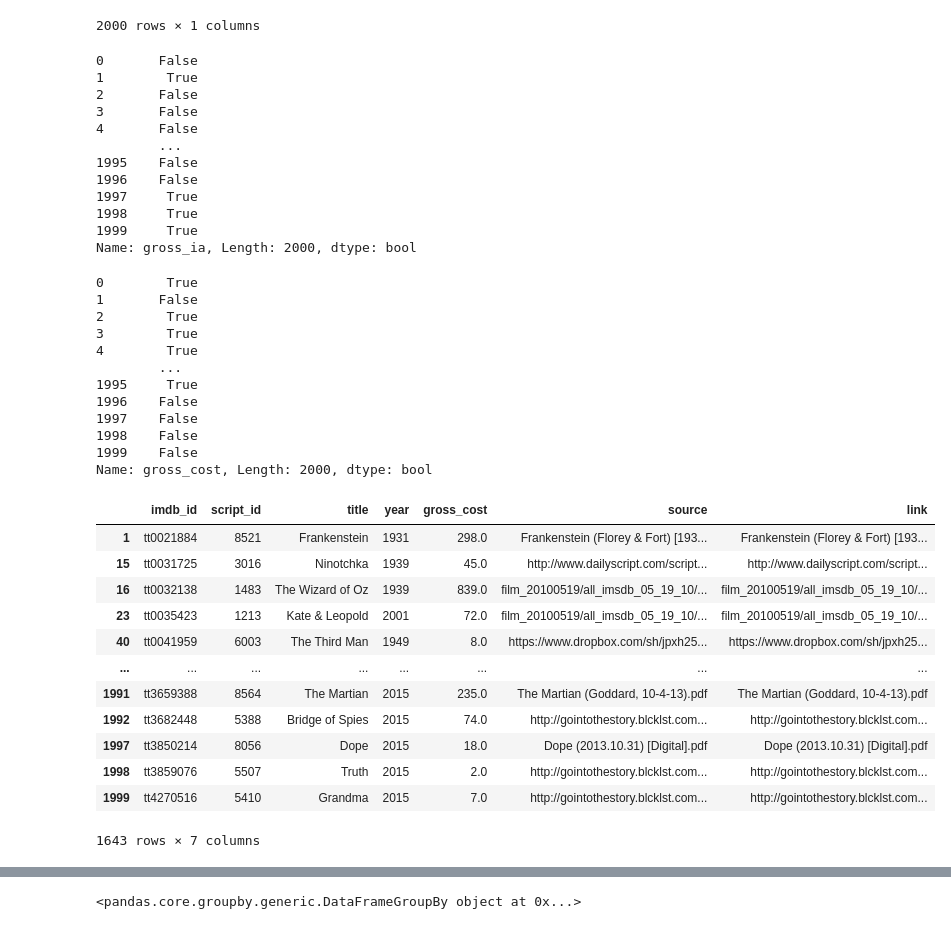
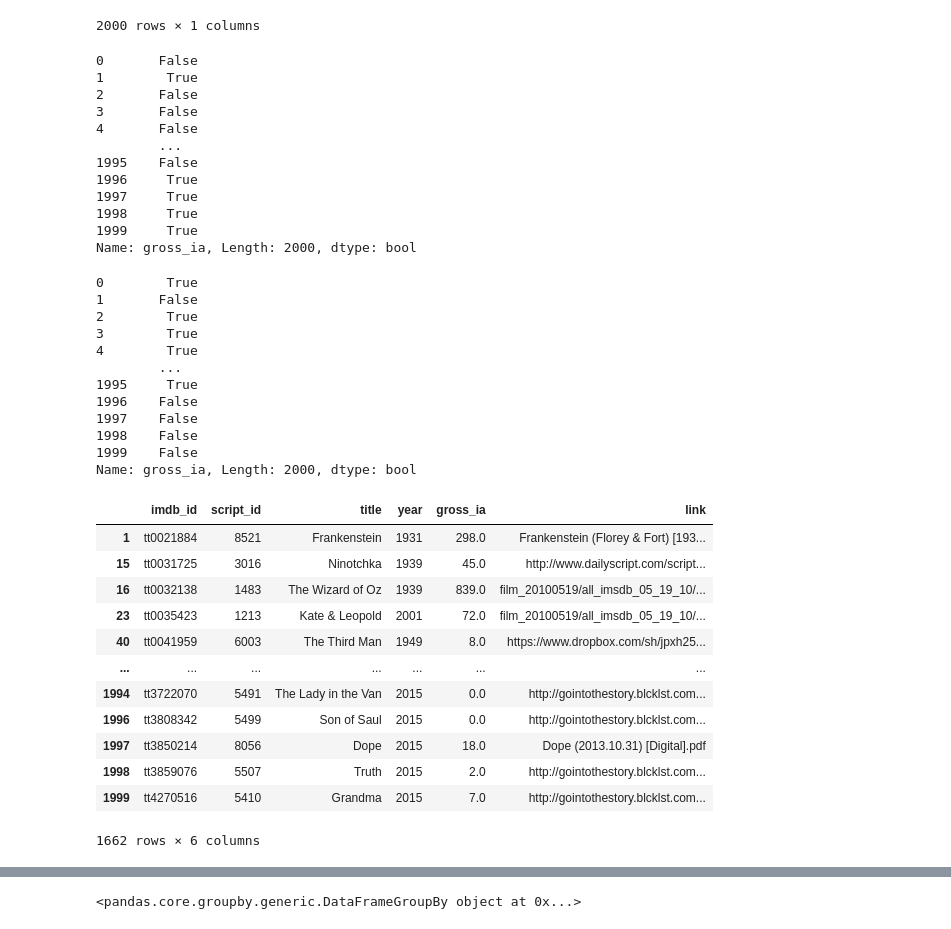
Before and after one commit to ZoeLeBlanc/IntroToDH2020, a Jupyter notebook: week7/Introduction to Pandas.ipynb, the cells around one changed output, grey strips where cells are left out. Cells and saved outputs as stored; diff of their text form; code cells hidden in the pictures.

```diff
--- a/week7/Introduction to Pandas.ipynb
+++ b/week7/Introduction to Pandas.ipynb
@@ -253,7 +253,7 @@ film_scripts[['gross_ia']]
 | 1999 | 7.0 |
 2000 rows × 1 columns
 # %%
-film_scripts['gross_ia'] > 0
+film_scripts['gross_ia'] >= 0
 # %% [output]
 0       False
 1        True
@@ -262,13 +262,13 @@ film_scripts['gross_ia'] > 0
 4       False
         ...
 1995    False
-1996    False
+1996     True
 1997     True
 1998     True
 1999     True
 Name: gross_ia, Length: 2000, dtype: bool
 # %%
-film_scripts['gross_cost'].isna()
+film_scripts['gross_ia'].isna()
 # %% [output]
 0        True
 1       False
@@ -281,20 +281,20 @@ film_scripts['gross_cost'].isna()
 1997    False
 1998    False
 1999    False
-Name: gross_cost, Length: 2000, dtype: bool
+Name: gross_ia, Length: 2000, dtype: bool
 # %%
-film_scripts[film_scripts.gross_cost > 0] # film_scripts[film_scripts.gross_cost.isna() == False]
+film_scripts[film_scripts.gross_ia >= 0] # film_scripts[film_scripts.gross_ia.isna() == False]
 # %% [output]
-|  | imdb_id | script_id | title | year | gross_cost | source | link |
-| 1 | tt0021884 | 8521 | Frankenstein | 1931 | 298.0 | Frankenstein (Florey & Fort) [193... | Frankenstein (Florey & Fort) [193... |
-| 15 | tt0031725 | 3016 | Ninotchka | 1939 | 45.0 | http://www.dailyscript.com/script... | http://www.dailyscript.com/script... |
-| 16 | tt0032138 | 1483 | The Wizard of Oz | 1939 | 839.0 | film_20100519/all_imsdb_05_19_10/... | film_20100519/all_imsdb_05_19_10/... |
-| 23 | tt0035423 | 1213 | Kate & Leopold | 2001 | 72.0 | film_20100519/all_imsdb_05_19_10/... | film_20100519/all_imsdb_05_19_10/... |
-| 40 | tt0041959 | 6003 | The Third Man | 1949 | 8.0 | https://www.dropbox.com/sh/jpxh25... | https://www.dropbox.com/sh/jpxh25... |
-| ... | ... | ... | ... | ... | ... | ... | ... |
-| 1991 | tt3659388 | 8564 | The Martian | 2015 | 235.0 | The Martian (Goddard, 10-4-13).pdf | The Martian (Goddard, 10-4-13).pdf |
-| 1992 | tt3682448 | 5388 | Bridge of Spies | 2015 | 74.0 | http://gointothestory.blcklst.com... | http://gointothestory.blcklst.com... |
-| 1997 | tt3850214 | 8056 | Dope | 2015 | 18.0 | Dope (2013.10.31) [Digital].pdf | Dope (2013.10.31) [Digital].pdf |
-| 1998 | tt3859076 | 5507 | Truth | 2015 | 2.0 | http://gointothestory.blcklst.com... | http://gointothestory.blcklst.com... |
-| 1999 | tt4270516 | 5410 | Grandma | 2015 | 7.0 | http://gointothestory.blcklst.com... | http://gointothestory.blcklst.com... |
+|  | imdb_id | script_id | title | year | gross_ia | link |
+| 1 | tt0021884 | 8521 | Frankenstein | 1931 | 298.0 | Frankenstein (Florey & Fort) [193... |
+| 15 | tt0031725 | 3016 | Ninotchka | 1939 | 45.0 | http://www.dailyscript.com/script... |
+| 16 | tt0032138 | 1483 | The Wizard of Oz | 1939 | 839.0 | film_20100519/all_imsdb_05_19_10/... |
+| 23 | tt0035423 | 1213 | Kate & Leopold | 2001 | 72.0 | film_20100519/all_imsdb_05_19_10/... |
+| 40 | tt0041959 | 6003 | The Third Man | 1949 | 8.0 | https://www.dropbox.com/sh/jpxh25... |
+| ... | ... | ... | ... | ... | ... | ... |
+| 1994 | tt3722070 | 5491 | The Lady in the Van | 2015 | 0.0 | http://gointothestory.blcklst.com... |
+| 1996 | tt3808342 | 5499 | Son of Saul | 2015 | 0.0 | http://gointothestory.blcklst.com... |
+| 1997 | tt3850214 | 8056 | Dope | 2015 | 18.0 | Dope (2013.10.31) [Digital].pdf |
+| 1998 | tt3859076 | 5507 | Truth | 2015 | 2.0 | http://gointothestory.blcklst.com... |
+| 1999 | tt4270516 | 5410 | Grandma | 2015 | 7.0 | http://gointothestory.blcklst.com... |
-1643 rows × 7 columns
+1662 rows × 6 columns
```
Also changed, not shown: parts of 13 cells of this notebook, 5 other files.
